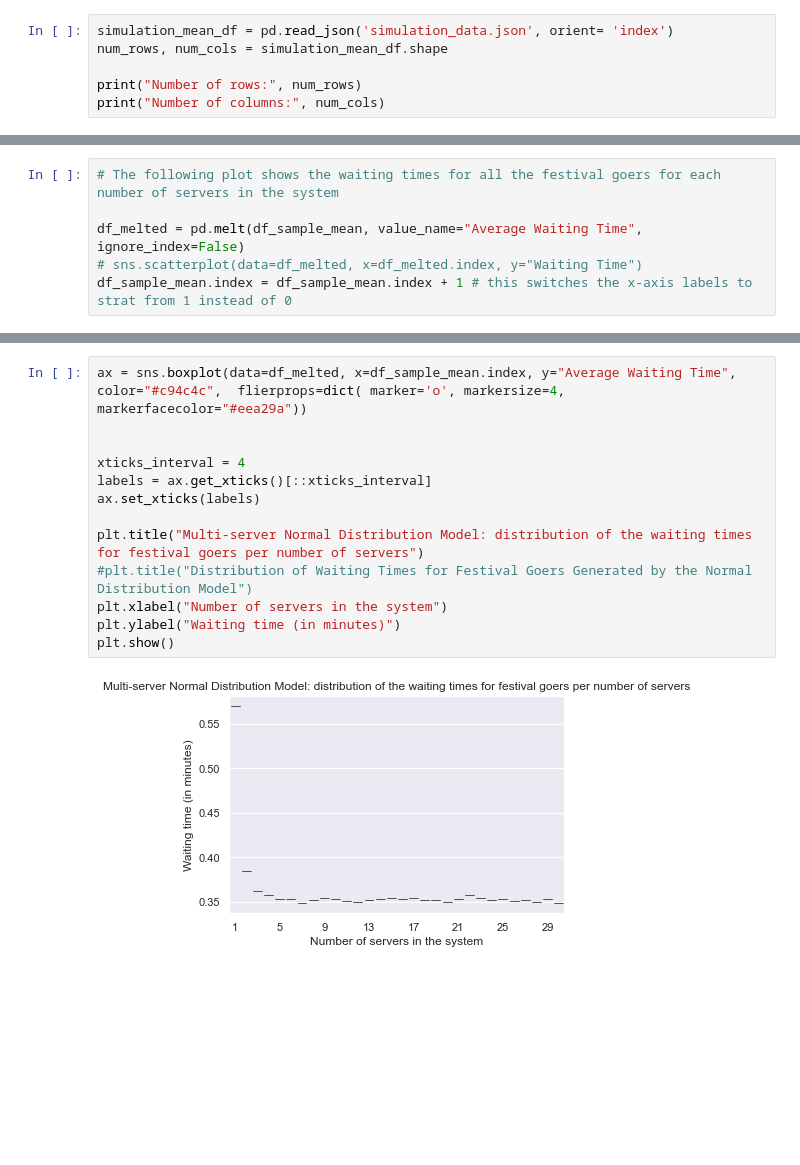
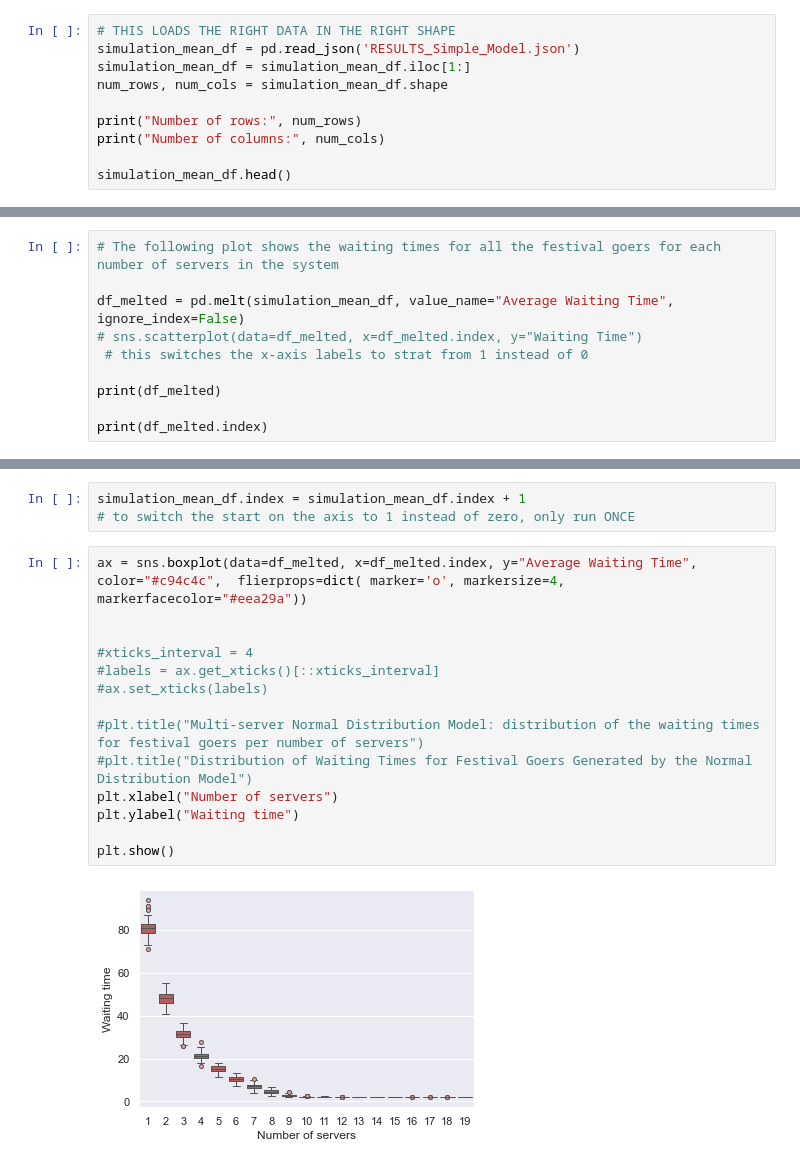
Before and after one commit to beavargas/Festivals-simulation-FYP, a Jupyter notebook: Visualization.ipynb, the cells around one changed output, grey strips where cells are left out. Cells and saved outputs as stored; diff of their text form; blank space fills up the shorter version.

Commit message:
new visuals

```diff
--- a/Visualization.ipynb
+++ b/Visualization.ipynb
@@ -6,9 +7,13 @@ import matplotlib.pyplot as plt
 
 sns.set_theme(style="darkgrid")
 # %%
-simulation_mean_df = pd.read_json('simulation_data.json', orient= 'index')
+# THIS LOADS THE RIGHT DATA IN THE RIGHT SHAPE
+simulation_mean_df = pd.read_json('RESULTS_Simple_Model.json')
+simulation_mean_df = simulation_mean_df.iloc[1:]
 num_rows, num_cols = simulation_mean_df.shape
 
 print("Number of rows:", num_rows)
 print("Number of columns:", num_cols)
+
+simulation_mean_df.head()
 # %% [output]
@@ -52,6 +29,10 @@ df_sample_std.head()
 # %%
 # The following plot shows the waiting times for all the festival goers for each number of servers in the system
 
-df_melted = pd.melt(df_sample_mean, value_name="Average Waiting Time", ignore_index=False)
+df_melted = pd.melt(simulation_mean_df, value_name="Average Waiting Time", ignore_index=False)
 # sns.scatterplot(data=df_melted, x=df_melted.index, y="Waiting Time")
-df_sample_mean.index = df_sample_mean.index + 1 # this switches the x-axis labels to strat from 1 instead of 0
+ # this switches the x-axis labels to strat from 1 instead of 0
+
+print(df_melted)
+
+print(df_melted.index)
@@ -58,16 +58,20 @@ df_sample_mean.index = df_sample_mean.index + 1 # this switches the x-axis label
+# %%
+simulation_mean_df.index = simulation_mean_df.index + 1
+# to switch the start on the axis to 1 instead of zero, only run ONCE
 # %%
-ax = sns.boxplot(data=df_melted, x=df_sample_mean.index, y="Average Waiting Time", color="#c94c4c",  flierprops=dict( marker='o', markersize=4, markerfacecolor="#eea29a"))
+ax = sns.boxplot(data=df_melted, x=df_melted.index, y="Average Waiting Time", color="#c94c4c",  flierprops=dict( marker='o', markersize=4, markerfacecolor="#eea29a"))
 
 
-xticks_interval = 4
-labels = ax.get_xticks()[::xticks_interval]
-ax.set_xticks(labels)
+#xticks_interval = 4
+#labels = ax.get_xticks()[::xticks_interval]
+#ax.set_xticks(labels)
 
-plt.title("Multi-server Normal Distribution Model: distribution of the waiting times for festival goers per number of servers")
+#plt.title("Multi-server Normal Distribution Model: distribution of the waiting times for festival goers per number of servers")
 #plt.title("Distribution of Waiting Times for Festival Goers Generated by the Normal Distribution Model")
-plt.xlabel("Number of servers in the system")
-plt.ylabel("Waiting time (in minutes)")
+plt.xlabel("Number of servers")
+plt.ylabel("Waiting time")
+
 plt.show()
 # %% [output]
-[figure, old version]
+[figure, new version]
 # %%
```
Also changed, not shown: parts of 9 cells of this notebook.
